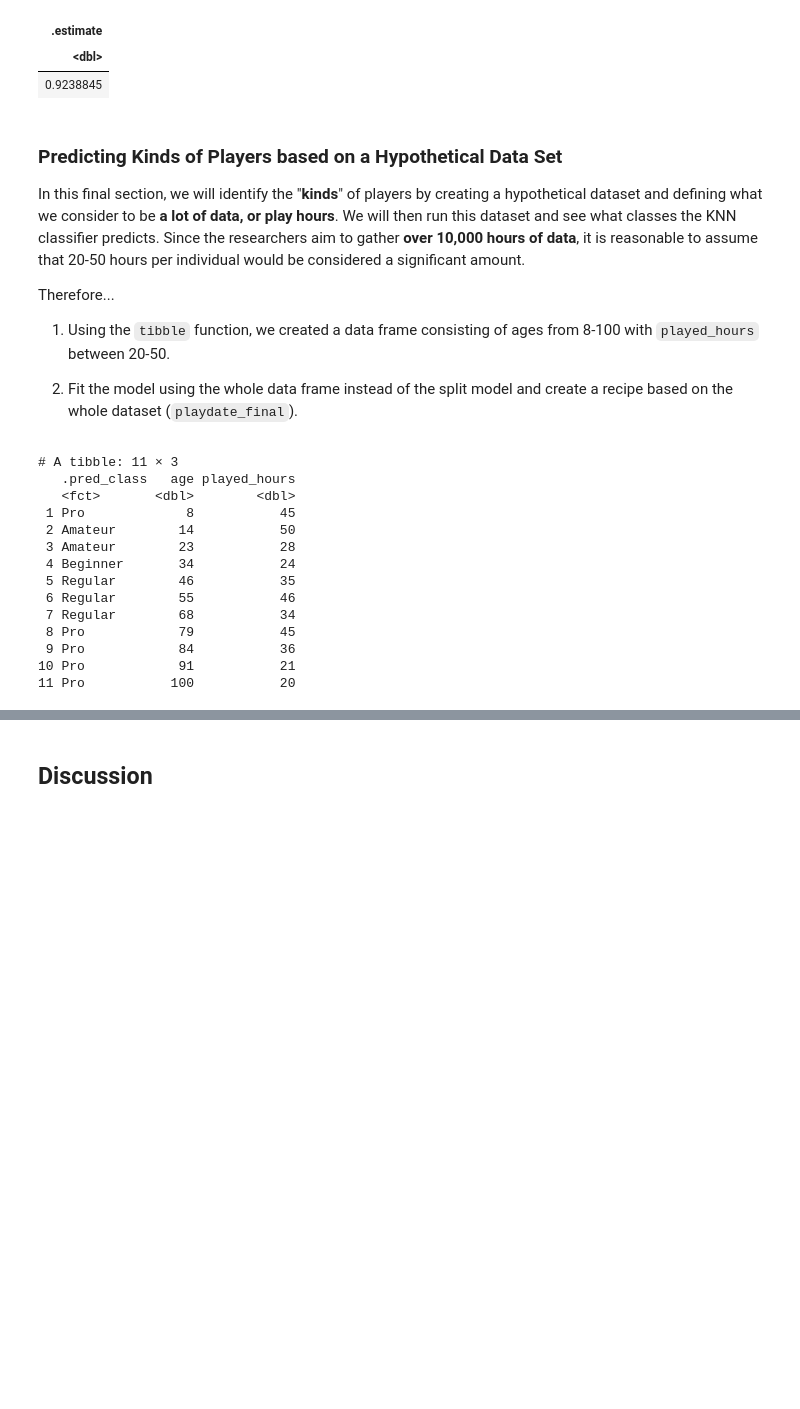
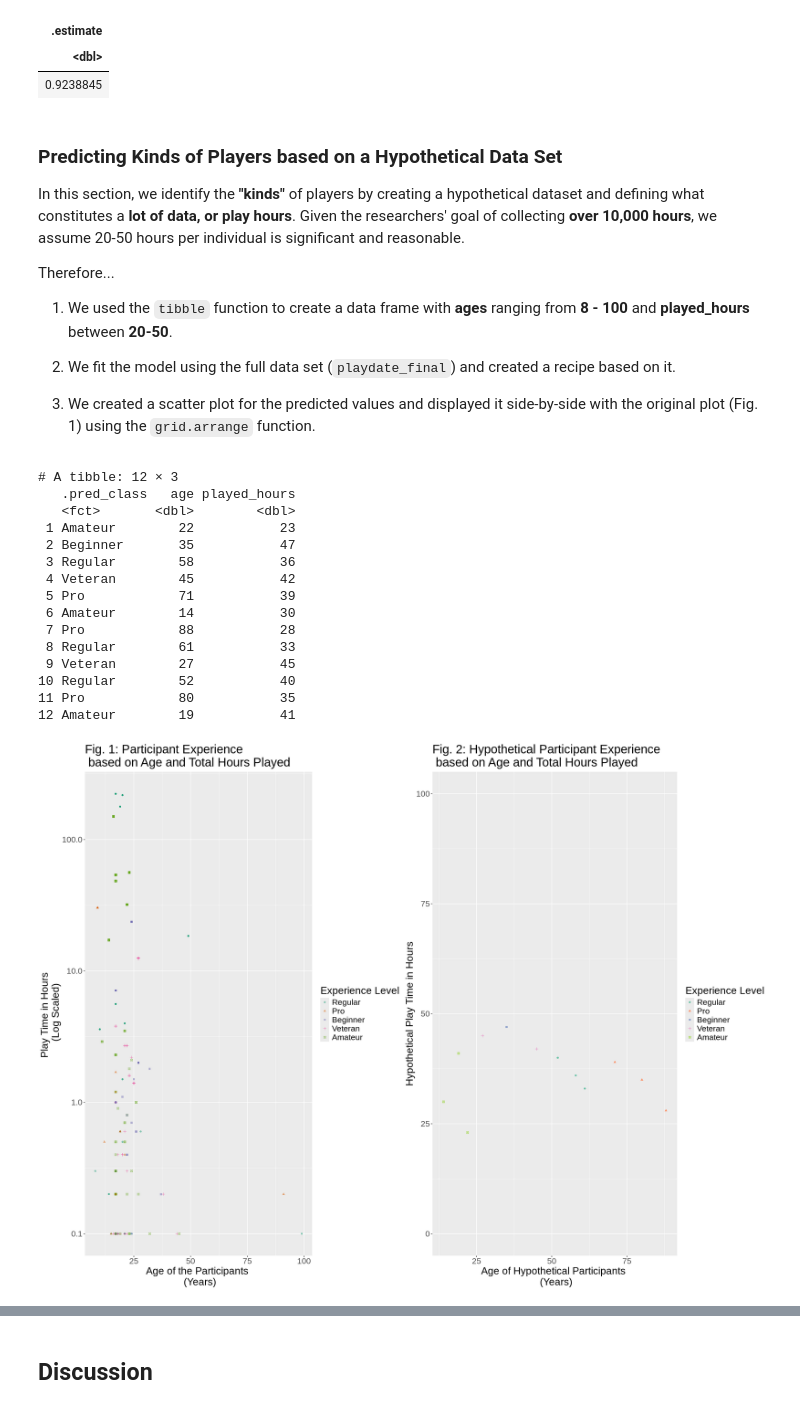
Before and after one commit to EtanSun/DSCI_100_Project, a Jupyter notebook: project.ipynb, the cells around one changed output, grey strips where cells are left out. Cells and saved outputs as stored; diff of their text form; code cells hidden in the pictures; blank space fills up the shorter version.

````diff
--- a/project.ipynb
+++ b/project.ipynb
@@ -417,51 +408,85 @@ A tibble: 1 × 1
 | 0.9238845 |
 # %% [markdown]
 ### Predicting **Kinds** of Players based on a Hypothetical Data Set
-In this final section, we will identify the "**kinds**" of players by creating a hypothetical dataset and defining what we consider to be **a lot of data, or play hours**. We will then run this dataset and see what classes the KNN classifier predicts. Since the researchers aim to gather **over 10,000 hours of data**, it is reasonable to assume that 20-50 hours per individual would be considered a significant amount.
+In this section, we identify the **"kinds"** of players by creating a hypothetical dataset and defining what constitutes a **lot of data, or play hours**. Given the researchers' goal of collecting **over 10,000 hours**, we assume 20-50 hours per individual is significant and reasonable.
 
 Therefore...
 
-1. Using the ```tibble``` function, we created a data frame consisting of ages from 8-100 with ```played_hours``` between 20-50.
+1. We used the ```tibble``` function to create a data frame with **ages** ranging from **8 - 100** and **played_hours** between **20-50**.
 
-2. Fit the model using the whole data frame instead of the split model and create a recipe based on the whole dataset (```playdate_final```).
+2. We fit the model using the full data set (```playdate_final```) and created a recipe based on it.
+
+3. We created a scatter plot for the predicted values and displayed it side-by-side with the original plot (Fig. 1) using the ```grid.arrange``` function.
 # %%
 #Creating the columns for the new tibble data frame. (1)
-age <- c (8, 14, 23, 34, 46, 55, 68, 79, 84, 91, 100)
-played_hours <- c (45, 50, 28, 24, 35, 46, 34, 45, 36, 21, 20)
+age <- c (22, 35, 58, 45, 71, 14, 88, 61, 27, 52, 80, 19)
+played_hours <- c (23, 47, 36, 42, 39, 30, 28, 33, 45, 40, 35, 41)
 
 #Creating the data frame. (1)
 hypo_people <- tibble (age, played_hours)
 
 #Creating the recipe and fitting the model. (2)
 final_recipe <- recipe (experience ~., data = playdate_final) |>
                 step_scale (all_predictors()) |>
                 step_center (all_predictors()) |>
                 step_upsample (experience, over_ratio = 1, skip = TRUE)
 
+#Renaming the model specification. (2)
 final_model <- nearest_playdate
 
 final_fit <- workflow() |>
             add_model (final_model) |>
             add_recipe (final_recipe) |>
             fit (data = playdate_final)
 
-#Using the newly fit model and predicting the hypothetical peoples' experience level. (3)
+
+#Using the newly fit model and predicting the hypothetical peoples' experience level. (2)
 hypo_predict <- predict (final_fit, hypo_people) |>
                 bind_cols (hypo_people)
 
+
+#Creating the visualization. (3)
+class_visualization <- hypo_predict |>
+            ggplot (aes (x = age, y = played_hours, color = .pred_class, shape = .pred_class)) +
+                geom_point () +
+                scale_color_brewer (palette = "Set2") +
+                labs (x = "Age of Hypothetical Participants \n (Years)", y = "Hypothetical Play Time in Hours", title = "Fig. 2: Hypothetical Participant Experience \n based on Age and Total Hours Played",
+                      color = "Experience Level", shape = "Experience Level") +
+                ylim (0, 100.0) +
+                theme (text = element_text (size = 20))
+
+#This is just figure 1, but renamed to change text size
+playdate_vision_text <- playdate_final |>
+ggplot (aes(x = age, y = played_hours, color = experience, shape = experience)) +
+geom_point(alpha = 0.5) +
+scale_color_brewer (palette = "Dark2") +
+labs (x = "Age of the Participants \n (Years)", y = "Play Time in Hours \n (Log Scaled)", title = "Fig. 1: Participant Experience \n based on Age and Total Hours Played"
+      , color = "Experience Level", shape = "Experience Level") +
+theme (text = element_text (size = 20)) +
+scale_y_log10 ()
+
+#Displaying the prediction plot (fig. 2) and the original plot (Fig. 1) side-by-side
+grid.arrange (playdate_vision_text, class_visualization, ncol = 2)
+
+#Changing plot size
+options (repr.plot.length = 15, repr.plot.width = 20)
+
+#Printing Prediction Results of Experience Classes of the hypo_people dataset.
 print (hypo_predict)
 # %% [output]
-# A tibble: 11 × 3
+# A tibble: 12 × 3
    .pred_class   age played_hours
    <fct>       <dbl>        <dbl>
- 1 Pro             8           45
- 2 Amateur        14           50
- 3 Amateur        23           28
- 4 Beginner       34           24
- 5 Regular        46           35
- 6 Regular        55           46
- 7 Regular        68           34
- 8 Pro            79           45
- 9 Pro            84           36
-10 Pro            91           21
-11 Pro           100           20
+ 1 Amateur        22           23
+ 2 Beginner       35           47
+ 3 Regular        58           36
+ 4 Veteran        45           42
+ 5 Pro            71           39
+ 6 Amateur        14           30
+ 7 Pro            88           28
+ 8 Regular        61           33
+ 9 Veteran        27           45
+10 Regular        52           40
+11 Pro            80           35
+12 Amateur        19           41
+[figure, added]
````
Also changed, not shown: parts of 14 cells of this notebook.
